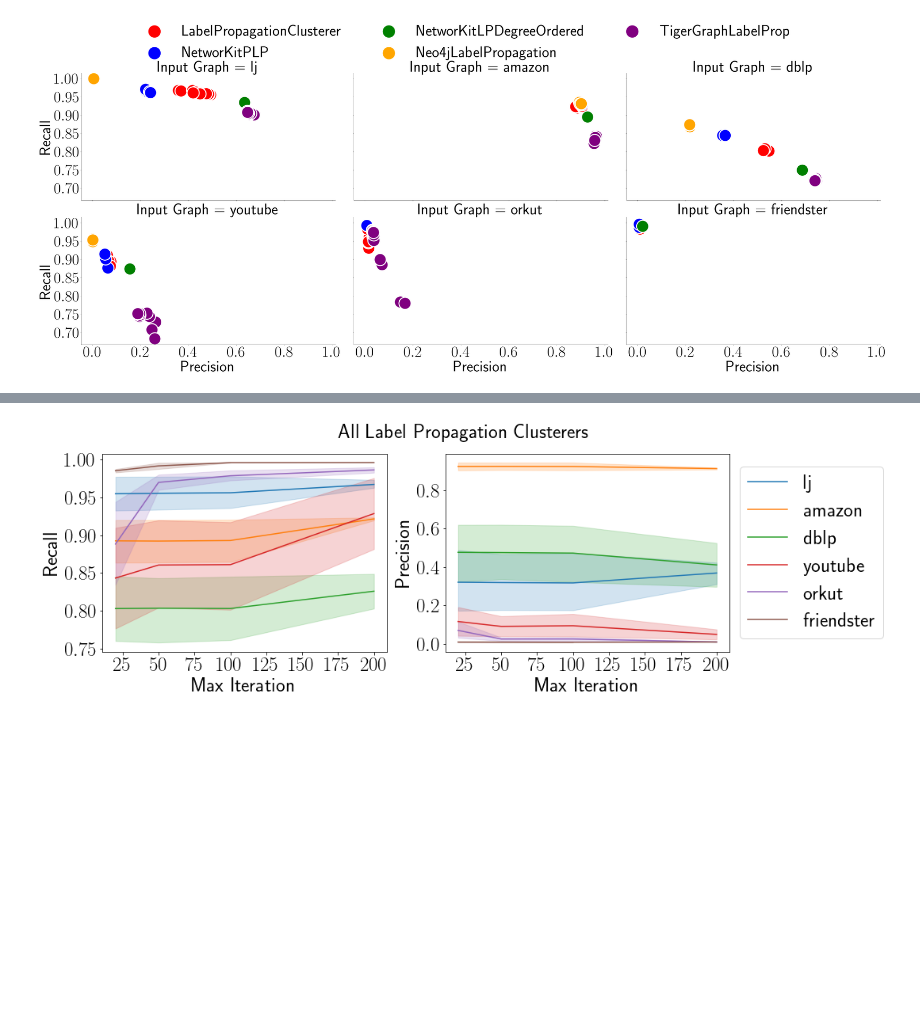
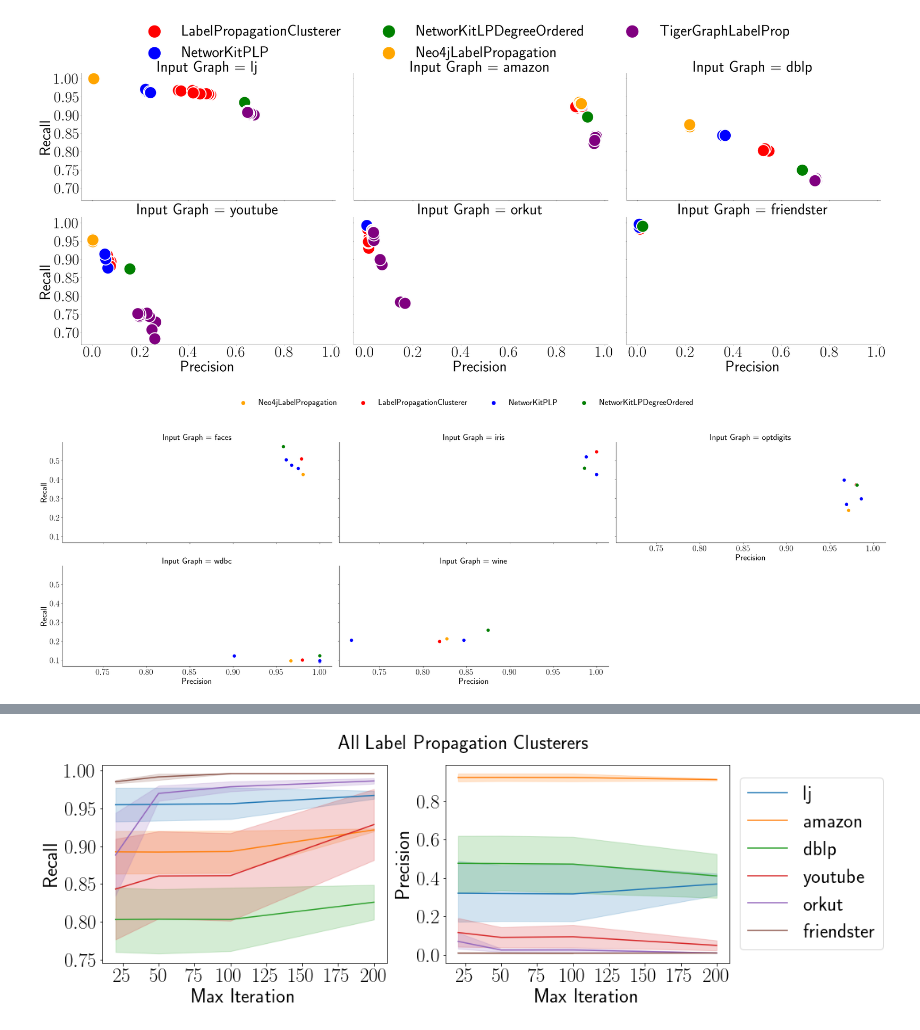
Before and after one commit to ParAlg/ParClusterers, a Jupyter notebook: plotting/plot_running_time.ipynb, the cells around one changed output, grey strips where cells are left out. Cells and saved outputs as stored; diff of their text form; code cells hidden in the pictures; blank space fills up the shorter version.

```diff
--- a/plotting/plot_running_time.ipynb
+++ b/plotting/plot_running_time.ipynb
@@ -16,7 +16,8 @@ def replace_graph_names(df):
     df["Input Graph"] = df["Input Graph"].str.replace("com-", "", regex=True)\
                                     .str.replace(".gbbs.txt", "", regex=True)\
                                     .str.replace(".bin", "", regex=True)\
-                                    .str.replace(".ungraph.txt", "", regex=True)
+                                    .str.replace(".ungraph.txt", "", regex=True)\
+                                    .str.replace(".graph.txt", "", regex=True)
 
 def set_face_grid_ax_ticks(g):
     """Set fontsize for x and y axis ticks for all axes in a FacetGrid."""
@@ -199,3 +200,45 @@ plt.savefig("../results/out_lp_precision_recall.pdf", bbox_inches='tight')
 fontsize = old_fontsize
 # %% [output]
 [figure]
+# %%
+color_dict = {
+    'LabelPropagationClusterer': 'red',
+    'NetworKitPLP': 'blue',
+    'NetworKitLPDegreeOrdered': 'green',
+    'Neo4jLabelPropagation': 'orange',
+    'TigerGraphLabelProp': 'purple'
+}
+files = ['/home/jamisonmeindl/ParClusterers/results/out_lp_neo4j_uci_csv/stats.csv',
+        '/home/jamisonmeindl/ParClusterers/results/out_lp_uci_csv/stats.csv',
+        '/home/jamisonmeindl/ParClusterers/results/out_lp_nk_uci_csv/stats.csv']
+
+df = pd.DataFrame()
+for file in files:
+    df = pd.concat([df, pd.read_csv(file)])
+replace_graph_names(df)
+
+# Create a FacetGrid, one plot per unique value in "Input Graph"
+old_fontsize = fontsize
+fontsize = 24
+g = sns.FacetGrid(df, col="Input Graph", col_wrap=3, height=5, aspect=1)  # Adjust height and aspect as needed
+g.map_dataframe(sns.scatterplot, x="communityPrecision_mean", y="communityRecall_mean", hue="Clusterer Name",
+                s=100, palette=color_dict)  # Adjust 's' as needed
+
+g.set_titles(size=fontsize)  # Set title font size for FacetGrid plots
+g.set_axis_labels("Precision", "Recall", fontsize=fontsize)  # Set axis labels
+
+handles, labels = g.axes[0].get_legend_handles_labels()
+
+# Create larger handles using the scatter method
+larger_handles = [g.axes[0].scatter([], [], marker='o', color=h.get_facecolor(), s=100) for h in handles]  # Adjust 's' as needed
+
+# Now add the modified legend
+g.add_legend(handles=larger_handles, labels=labels, loc='upper center', ncol=4,
+             bbox_to_anchor=(0.5, 1.15), fontsize=fontsize)
+
+set_face_grid_ax_ticks(g)
+plt.tight_layout()
+plt.savefig("../results/out_lp_precision_recall.pdf", bbox_inches='tight')
+fontsize = old_fontsize
+# %% [output]
+[figure, added]
```
Also changed, not shown: parts of 1 cell of this notebook.
